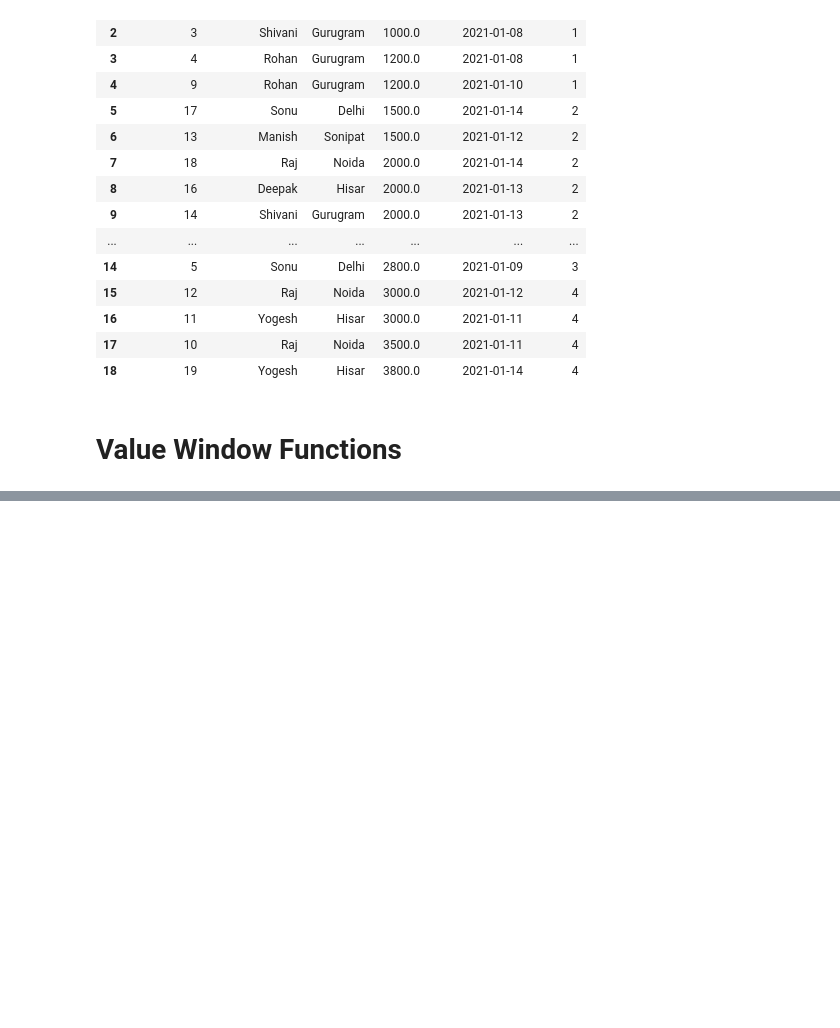
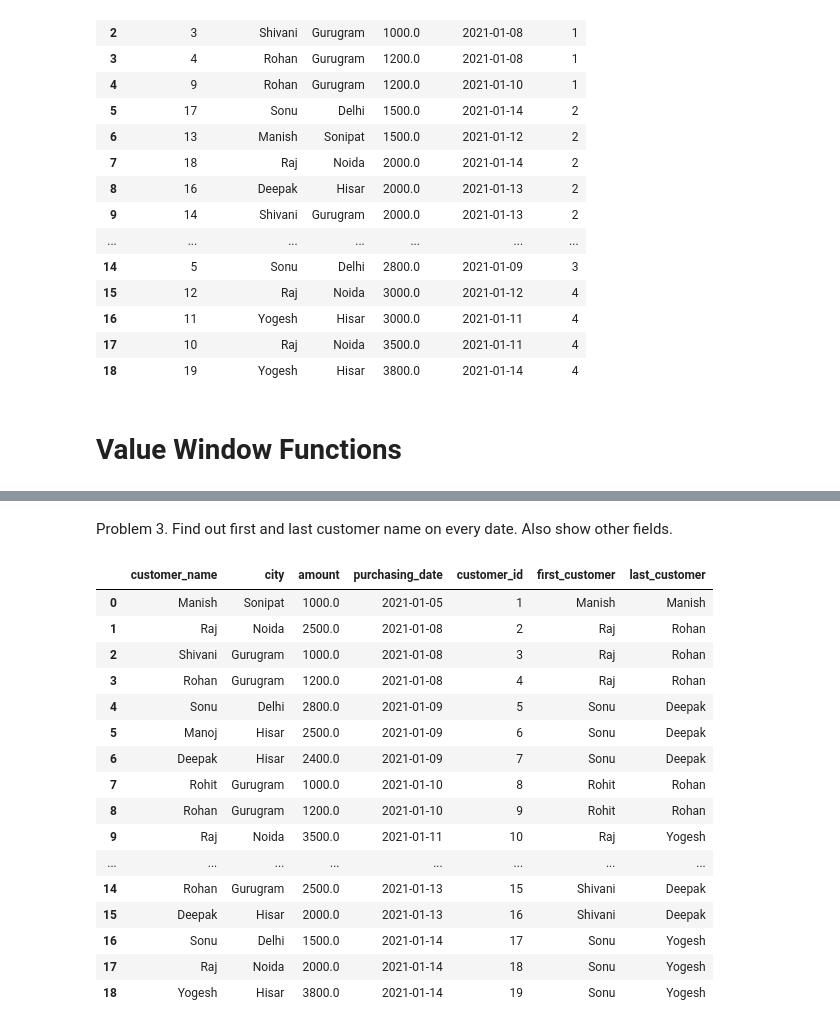
Before and after one commit to GurmitSeera/SQL-Exercises, a Jupyter notebook: Window_Functions.ipynb, the cells around one changed output, grey strips where cells are left out. Saved outputs shown, nothing was run; the diff lists cells and outputs as text; code cells hidden in the pictures; blank space fills up the shorter version.

```diff
--- a/Window_Functions.ipynb
+++ b/Window_Functions.ipynb
@@ -374,0 +439,28 @@ pd.read_sql_query(sql_query5,connection)
+# %% [markdown]
+Problem 3.
+Find out first and last customer name on every date. Also show other fields.
+# %%
+sql_query3 = """ Select customer_name, city, amount, purchasing_date, customer_id,
+                  First_value(customer_name) over (partition by purchasing_date order by purchasing_date) as First_customer,
+                  Last_value(customer_name) over (partition by purchasing_date order by purchasing_date) as Last_customer
+                  from purchase
+"""
+pd.read_sql_query(sql_query3,connection)
+# %% [output]
+|  | customer_name | city | amount | purchasing_date | customer_id | first_customer | last_customer |
+| 0 | Manish | Sonipat | 1000.0 | 2021-01-05 | 1 | Manish | Manish |
+| 1 | Raj | Noida | 2500.0 | 2021-01-08 | 2 | Raj | Rohan |
+| 2 | Shivani | Gurugram | 1000.0 | 2021-01-08 | 3 | Raj | Rohan |
+| 3 | Rohan | Gurugram | 1200.0 | 2021-01-08 | 4 | Raj | Rohan |
+| 4 | Sonu | Delhi | 2800.0 | 2021-01-09 | 5 | Sonu | Deepak |
+| 5 | Manoj | Hisar | 2500.0 | 2021-01-09 | 6 | Sonu | Deepak |
+| 6 | Deepak | Hisar | 2400.0 | 2021-01-09 | 7 | Sonu | Deepak |
+| 7 | Rohit | Gurugram | 1000.0 | 2021-01-10 | 8 | Rohit | Rohan |
+| 8 | Rohan | Gurugram | 1200.0 | 2021-01-10 | 9 | Rohit | Rohan |
+| 9 | Raj | Noida | 3500.0 | 2021-01-11 | 10 | Raj | Yogesh |
+| ... | ... | ... | ... | ... | ... | ... | ... |
+| 14 | Rohan | Gurugram | 2500.0 | 2021-01-13 | 15 | Shivani | Deepak |
+| 15 | Deepak | Hisar | 2000.0 | 2021-01-13 | 16 | Shivani | Deepak |
+| 16 | Sonu | Delhi | 1500.0 | 2021-01-14 | 17 | Sonu | Yogesh |
+| 17 | Raj | Noida | 2000.0 | 2021-01-14 | 18 | Sonu | Yogesh |
+| 18 | Yogesh | Hisar | 3800.0 | 2021-01-14 | 19 | Sonu | Yogesh |
```
Also changed, not shown: parts of 7 cells of this notebook.
